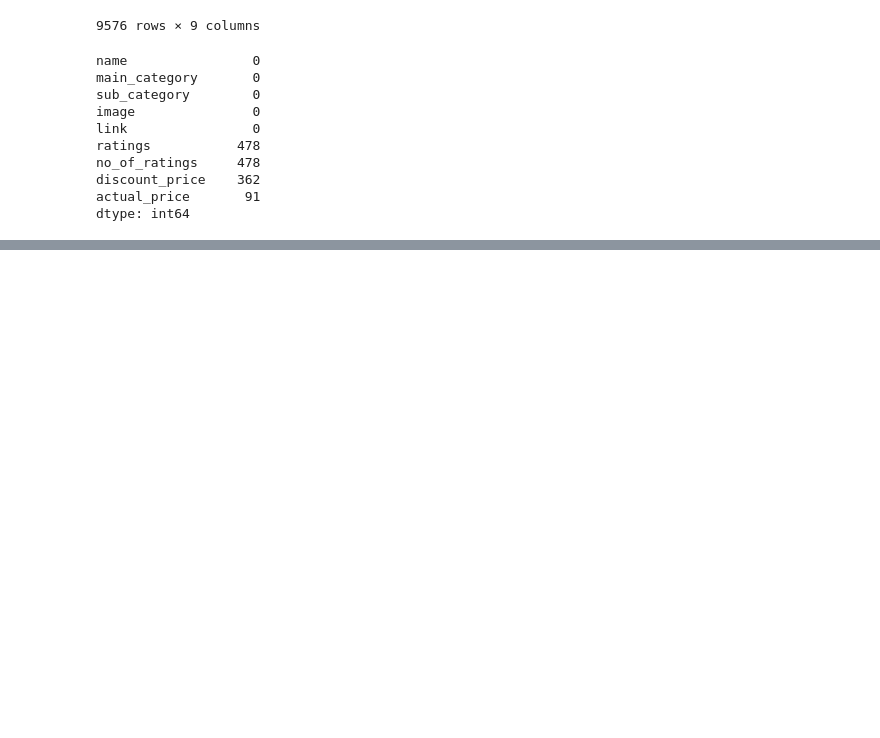
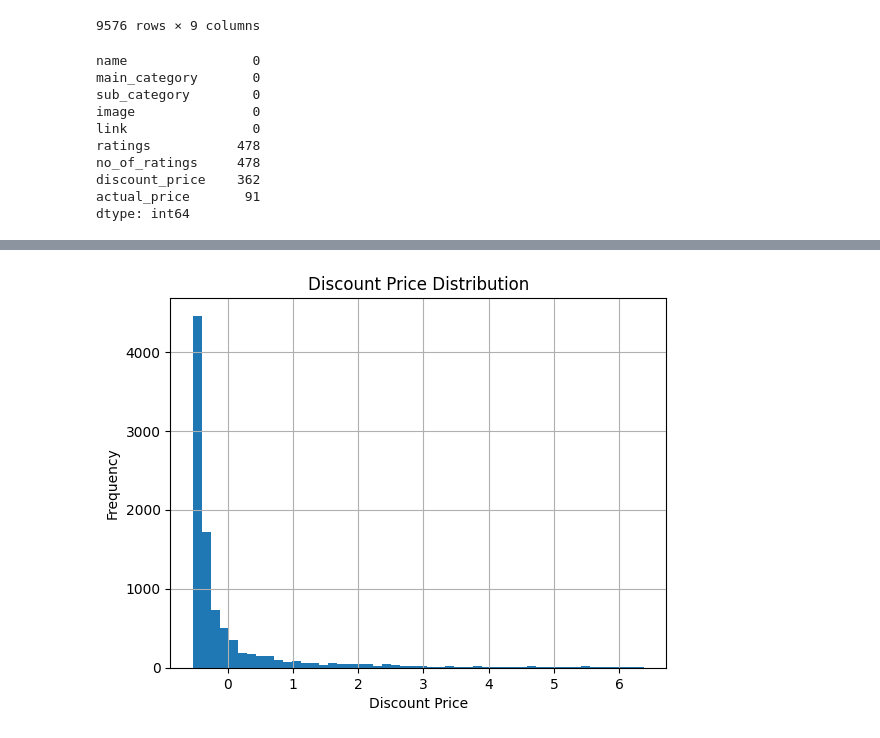
Before and after one commit to Bhuvana-ai-ml/Data_Analytics-, a Jupyter notebook: DA_project.ipynb, the cells around one changed output, grey strips where cells are left out. Saved outputs shown, nothing was run; the diff lists cells and outputs as text; code cells hidden in the pictures; blank space fills up the shorter version.

```diff
--- a/DA_project.ipynb
+++ b/DA_project.ipynb
@@ -85,0 +215,8 @@ plt.show()
+# %%
+df['discount_price'].hist(bins=50)
+plt.title('Discount Price Distribution')
+plt.xlabel('Discount Price')
+plt.ylabel('Frequency')
+plt.show()
+# %% [output]
+[figure, added]
```
Also changed, not shown: parts of 43 cells of this notebook, 1 other file.
